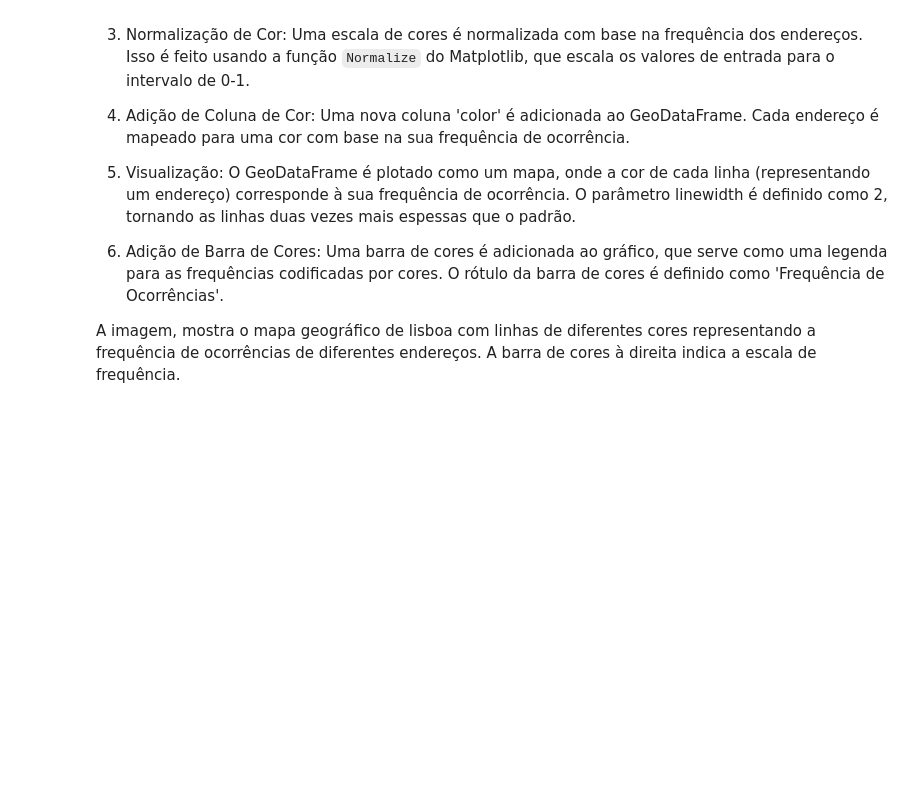
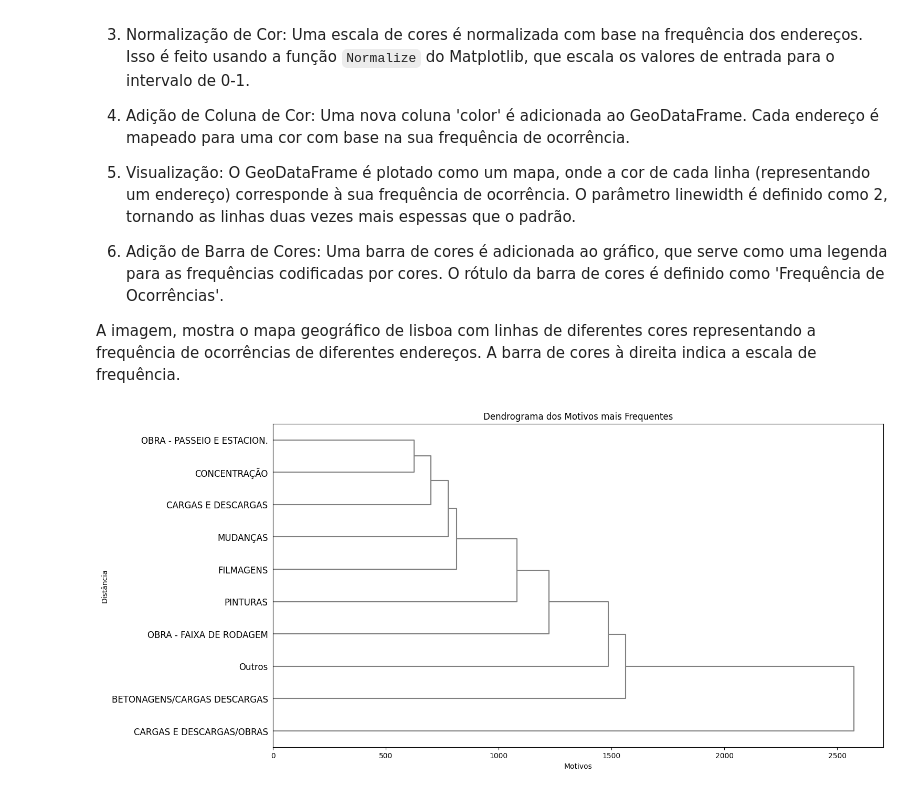
Before and after one commit to henriquePonte/PG-Transito, a Jupyter notebook: G6-Transito.ipynb, the cells around one changed output. Drawn from its saved outputs; the diff is of its cells as text; code cells hidden in the pictures; blank space fills up the shorter version.

```diff
--- a/G6-Transito.ipynb
+++ b/G6-Transito.ipynb
@@ -404,3 +405,30 @@ plt.show()
 6. Adição de Barra de Cores: Uma barra de cores é adicionada ao gráfico, que serve como uma legenda para as frequências codificadas por cores. O rótulo da barra de cores é definido como 'Frequência de Ocorrências'.
 
 A imagem, mostra o mapa geográfico de lisboa com linhas de diferentes cores representando a frequência de ocorrências de diferentes endereços. A barra de cores à direita indica a escala de frequência.
+# %%
+# Contagem da frequência de cada motivo
+contagem_motivos = dados['motivo'].value_counts()
+
+# Selecionar os 10 motivos mais frequentes
+top_motivos = contagem_motivos.nlargest(10)
+
+# Filtrar o DataFrame para incluir apenas os 10 motivos mais frequentes
+df_top_motivos = dados[dados['motivo'].isin(top_motivos.index)]
+
+# Criar matriz de distância para o agrupamento hierárquico
+dist_matrix = pd.crosstab(df_top_motivos['motivo'], df_top_motivos['motivo'])
+
+# Realizar agrupamento hierárquico
+linkage_matrix = linkage(dist_matrix, method='ward')
+
+# Plotar o dendrograma
+plt.figure(figsize=(15, 8))
+dendrogram(linkage_matrix, labels=dist_matrix.index, orientation="right", color_threshold=0,
+           above_threshold_color='grey')
+
+plt.title('Dendrograma dos Motivos mais Frequentes')
+plt.xlabel('Motivos')
+plt.ylabel('Distância')
+plt.show()
+# %% [output]
+[figure, added]
```
Also changed, not shown: parts of 13 cells of this notebook.
